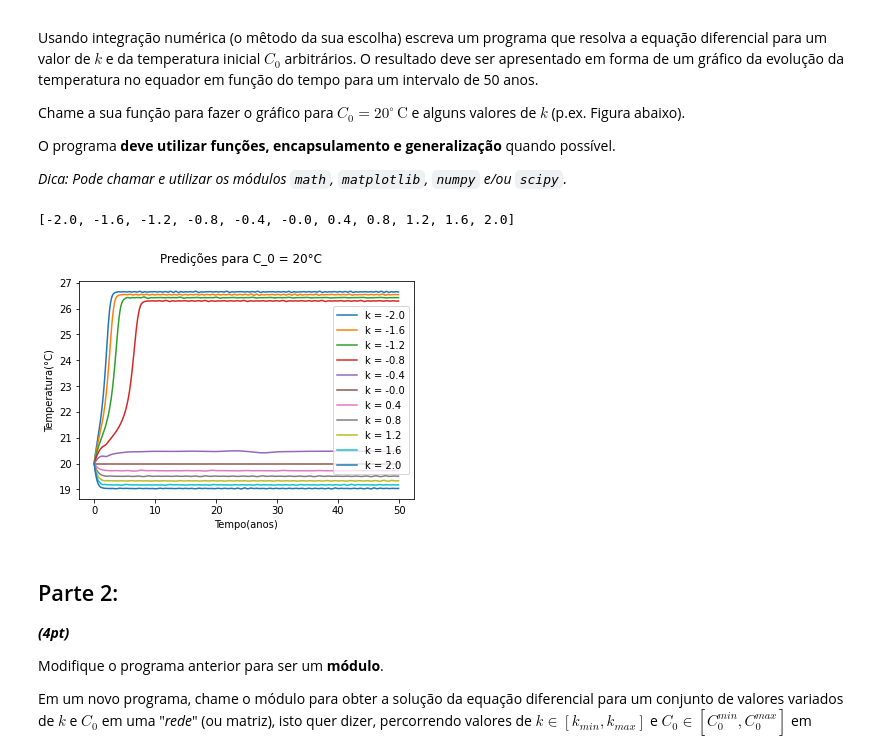
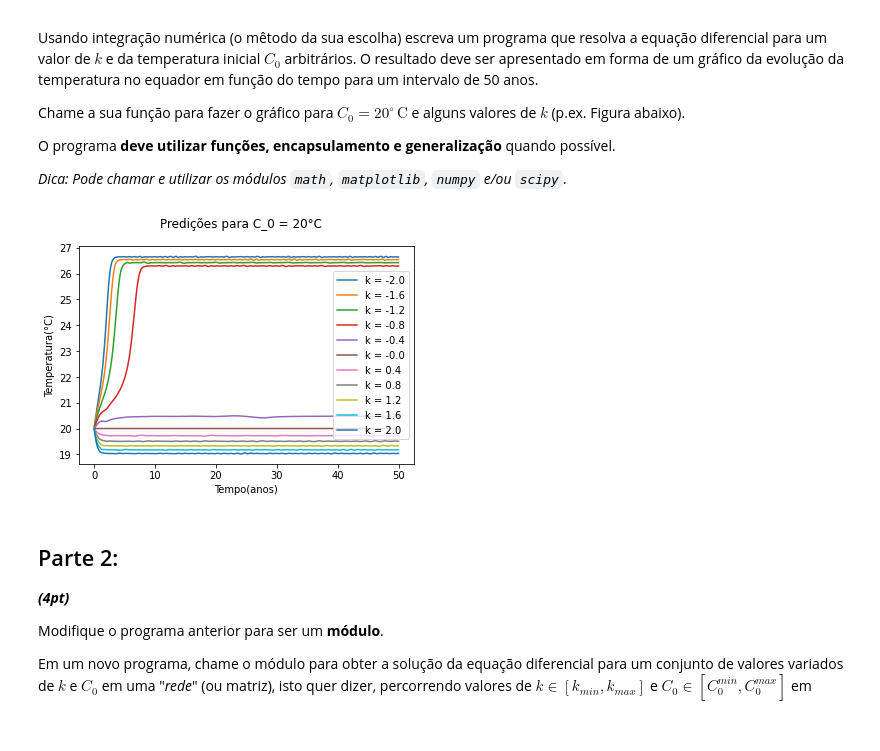
Before and after one commit to phmouras/Python-Projects-and-Exercises, a Jupyter notebook: aulas_2021-1/Projeto1_IntroPythonUERJ.ipynb, the cells around one changed output. Saved outputs shown, nothing was run; the diff lists cells and outputs as text; code cells hidden in the pictures.

```diff
--- a/aulas_2021-1/Projeto1_IntroPythonUERJ.ipynb
+++ b/aulas_2021-1/Projeto1_IntroPythonUERJ.ipynb
@@ -32,27 +32,28 @@ _Dica: Pode chamar e utilizar os módulos `math`, `matplotlib`, `numpy` e/ou `sc
 # %%
 import matplotlib.pyplot as plt
 import numpy as np
 from scipy.integrate import solve_ivp
 
 def func(t, y, k):
   return 1/10 * (y - 20)*(22 - y)*(y - 26) - k
 
-y0 = [20]
-t = [i for i in np.arange(0,50,0.1)]
-k = np.round(np.arange(-2, 2.4, 0.4), decimals=2).tolist()
-results = [solve_ivp(func, [0,50], y0, args=(v,), t_eval=t) for v in k]
-for e, f in zip(results, k):
+def plot_equation(y0, t_min, t_max, k_min, k_max, step):
+  t = [i for i in np.arange(t_min, t_max, 0.001)]
+  k = np.round(np.arange(k_min, k_max + step, step), decimals = 2).tolist()
+  results = [solve_ivp(func, [t_min, t_max], y0, args=(v,), t_eval=t) for v in k]
+  for e, f in zip(results, k):
     plt.plot(e.t, e.y[0], label = f'k = {f}')
 
-print(k)
+# Questão 1
+plot_equation([20], 0, 50, -2, 2, 0.4)
+# print(k)
 plt.suptitle('Predições para C_0 = 20°C')
 plt.xlabel('Tempo(anos)')
 plt.ylabel('Temperatura(°C)')
 plt.legend()
 plt.show()
 # %% [output]
-[-2.0, -1.6, -1.2, -0.8, -0.4, -0.0, 0.4, 0.8, 1.2, 1.6, 2.0]
-[figure, old version]
+[figure, new version]
 # %% [markdown]
 ## Parte 2:
 ***(4pt)***
```
Also changed, not shown: parts of 2 cells of this notebook.
